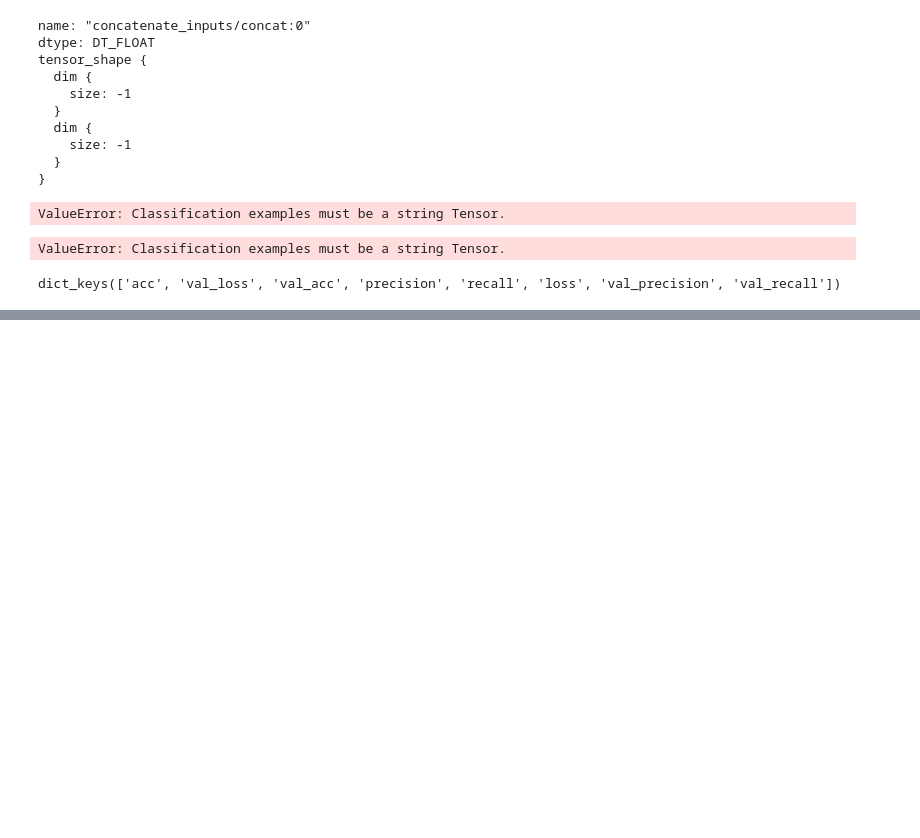
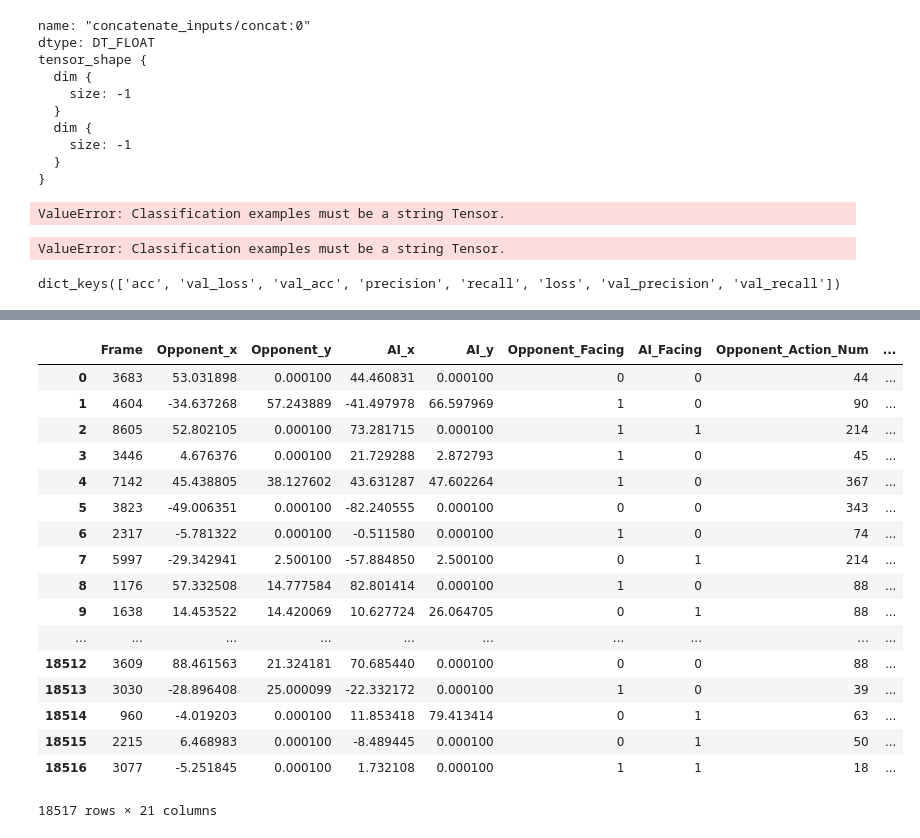
Before and after one commit to wert23239/SmashBot, a Jupyter notebook: PreProccess.py.ipynb, the cells around one changed output, grey strips where cells are left out. Drawn from its saved outputs; the diff is of its cells as text; code cells hidden in the pictures; blank space fills up the shorter version.

```diff
--- a/PreProccess.py.ipynb
+++ b/PreProccess.py.ipynb
@@ -28,7 +29,9 @@ print(len(df[(df['target'] > 0)]),len(df))
 # %% [output]
 8517 2596152
 # %%
-df=df.drop(columns=['AI_Action', 'Opponent_Action', 'Buttons Pressed', 'Notes', 'Frame Process Time'])
+df=df.drop(columns=['AI_Action', 'Opponent_Action', 'Buttons Pressed', 'Notes', 'Frame Process Time','Opponent_Percent_Change','AI_Percent_Change'])
+# %%
+df[["Opponent_Facing", "AI_Facing","target"]] *= 1
 # %%
 df_majority = df[df.target==False]
 df_minority = df[df.target==True]
@@ -195,0 +220,21 @@ for idx in reversed(df.index):
+# %%
+df
+# %% [output]
+|  | Frame | Opponent_x | Opponent_y | AI_x | AI_y | Opponent_Facing | AI_Facing | Opponent_Action_Num | ... |
+| 0 | 3683 | 53.031898 | 0.000100 | 44.460831 | 0.000100 | 0 | 0 | 44 | ... |
+| 1 | 4604 | -34.637268 | 57.243889 | -41.497978 | 66.597969 | 1 | 0 | 90 | ... |
+| 2 | 8605 | 52.802105 | 0.000100 | 73.281715 | 0.000100 | 1 | 1 | 214 | ... |
+| 3 | 3446 | 4.676376 | 0.000100 | 21.729288 | 2.872793 | 1 | 0 | 45 | ... |
+| 4 | 7142 | 45.438805 | 38.127602 | 43.631287 | 47.602264 | 1 | 0 | 367 | ... |
+| 5 | 3823 | -49.006351 | 0.000100 | -82.240555 | 0.000100 | 0 | 0 | 343 | ... |
+| 6 | 2317 | -5.781322 | 0.000100 | -0.511580 | 0.000100 | 1 | 0 | 74 | ... |
+| 7 | 5997 | -29.342941 | 2.500100 | -57.884850 | 2.500100 | 0 | 1 | 214 | ... |
+| 8 | 1176 | 57.332508 | 14.777584 | 82.801414 | 0.000100 | 1 | 0 | 88 | ... |
+| 9 | 1638 | 14.453522 | 14.420069 | 10.627724 | 26.064705 | 0 | 1 | 88 | ... |
+| ... | ... | ... | ... | ... | ... | ... | ... | ... | ... |
+| 18512 | 3609 | 88.461563 | 21.324181 | 70.685440 | 0.000100 | 0 | 0 | 88 | ... |
+| 18513 | 3030 | -28.896408 | 25.000099 | -22.332172 | 0.000100 | 1 | 0 | 39 | ... |
+| 18514 | 960 | -4.019203 | 0.000100 | 11.853418 | 79.413414 | 0 | 1 | 63 | ... |
+| 18515 | 2215 | 6.468983 | 0.000100 | -8.489445 | 0.000100 | 0 | 1 | 50 | ... |
+| 18516 | 3077 | -5.251845 | 0.000100 | 1.732108 | 0.000100 | 1 | 1 | 18 | ... |
+18517 rows × 21 columns
```
Also changed, not shown: parts of 14 cells of this notebook, 6 other files.
